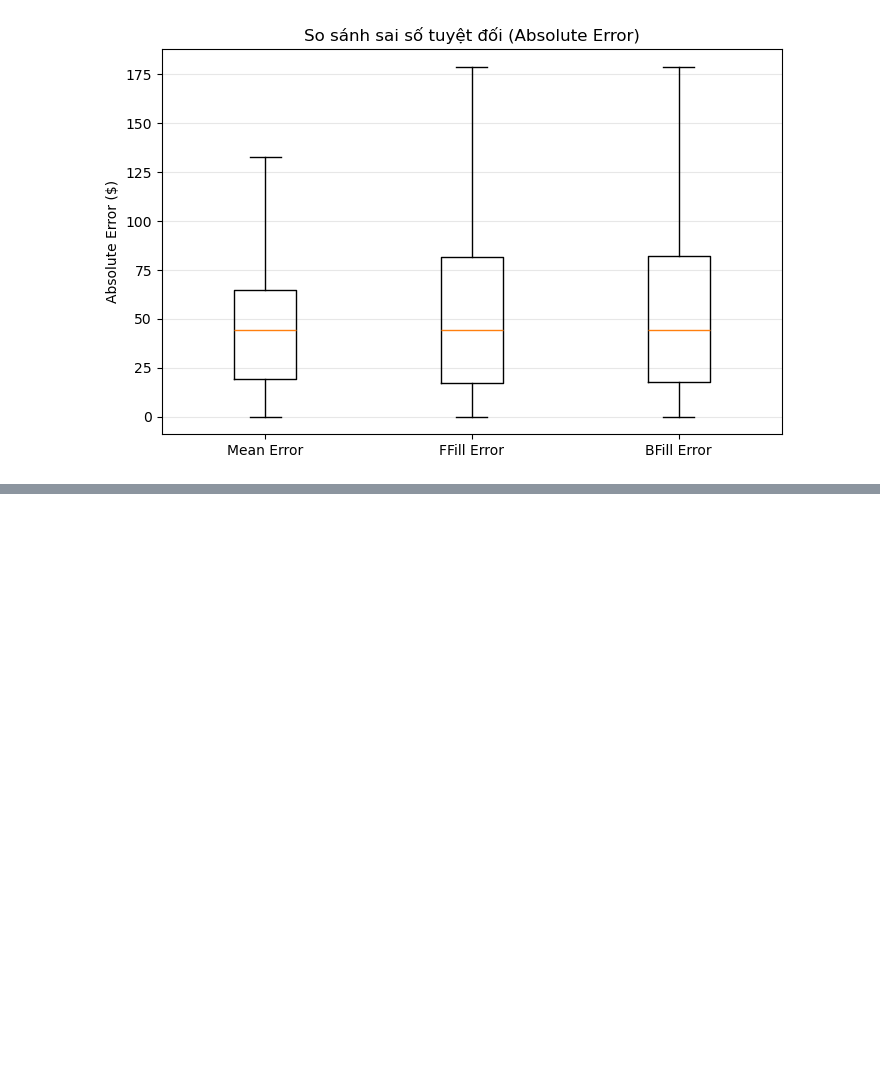
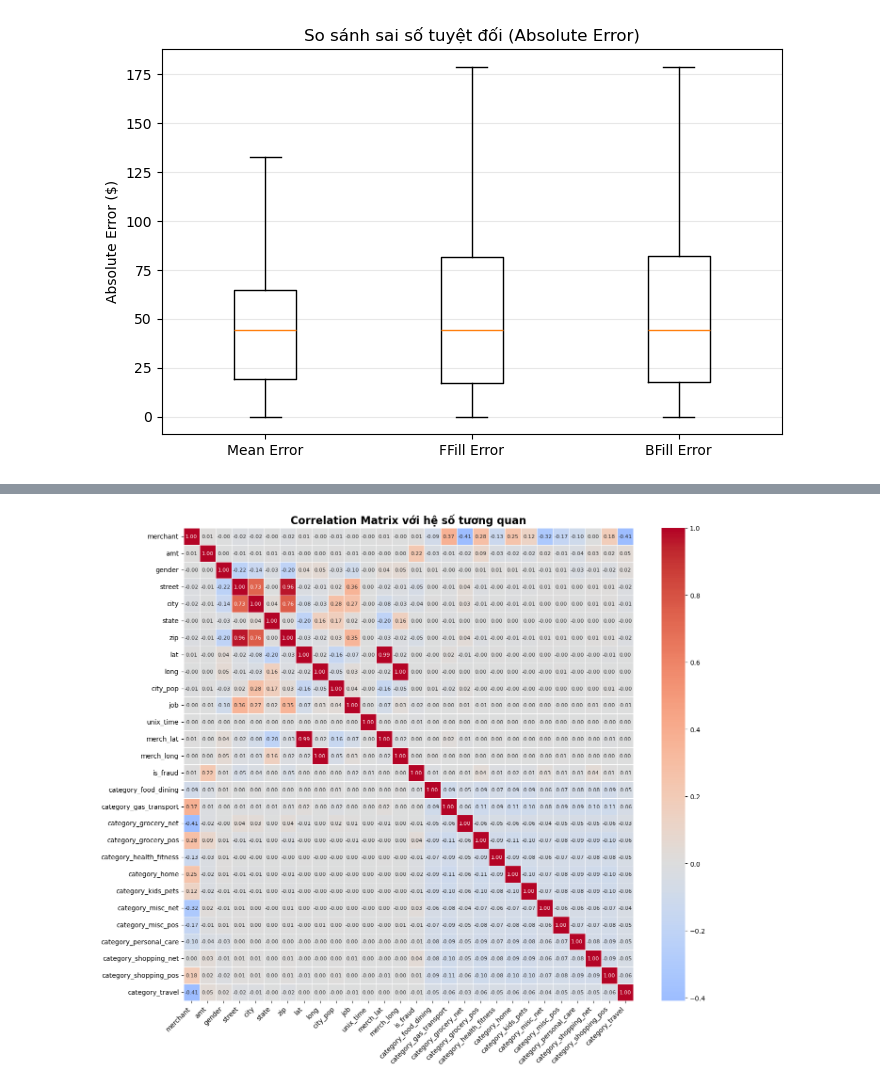
Before and after one commit to tranthanh22/data-mining-l1, a Jupyter notebook: notebook/02_tabular_preprocessing.ipynb, the cells around one changed output, grey strips where cells are left out. Cells and saved outputs as stored; diff of their text form; code cells hidden in the pictures; blank space fills up the shorter version.

```diff
--- a/notebook/02_tabular_preprocessing.ipynb
+++ b/notebook/02_tabular_preprocessing.ipynb
@@ -157,0 +363,3 @@ RMSE Backward Fill      : 204.5845
+# %%
+dataTrain = dataTrain_scaled.copy()
+dataTest  = dataTest_scaled.copy()
@@ -160,5 +504,11 @@ RMSE Backward Fill      : 204.5845
 + Choose a suitable feature selection method.
 + Calculate the correlation matrix, use variance threshold, apply feature importance from tree-based models, or implement recursive feature elimination (RFE).
 + Compare the selected feature sets and justify your final selection.
+# %%
+cols_to_drop = ['Unnamed: 0']
+
+# chỉ xóa nếu tồn tại để tránh lỗi
+dataTrain_fe = dataTrain_fe.drop(columns=[col for col in cols_to_drop if col in dataTrain_fe.columns])
+dataTest_fe  = dataTest_fe.drop(columns=[col for col in cols_to_drop if col in dataTest_fe.columns])
 # %%
 # Feature Selection
@@ -167,0 +585,23 @@ RMSE Backward Fill      : 204.5845
+# %%
+# Vẽ heatmap ma trận tương quan
+
+plt.figure(figsize=(14, 12))
+
+sns.heatmap(
+    corr_matrix,
+    cmap='coolwarm',
+    center=0,
+    annot=True,        # HIỂN THỊ GIÁ TRỊ TRONG Ô
+    fmt=".2f",         # HIỂN THỊ 2 CHỮ SỐ THẬP PHÂN
+    annot_kws={"size": 8},  # kích thước chữ
+    linewidths=0.5     # tạo đường ngăn giữa các ô cho dễ nhìn
+)
+
+plt.title("Correlation Matrix với hệ số tương quan", fontsize=16, fontweight='bold')
+plt.xticks(rotation=45, ha='right')
+plt.yticks(rotation=0)
+
+plt.tight_layout()
+plt.show()
+# %% [output]
+[figure, added]
```
Also changed, not shown: parts of 33 cells of this notebook.
